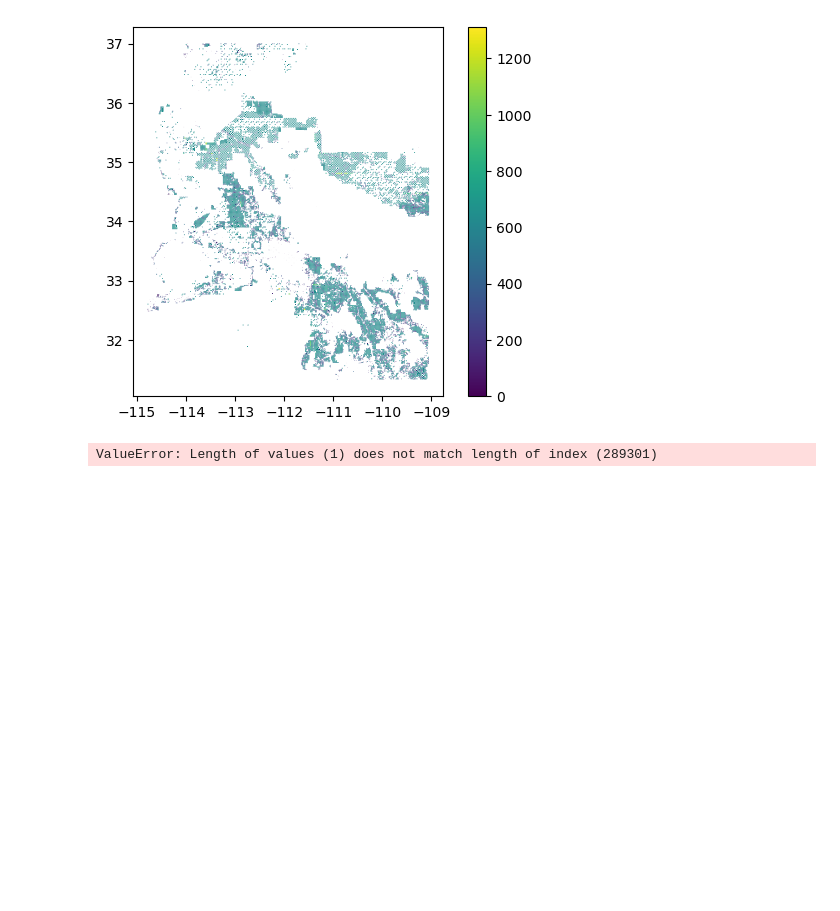
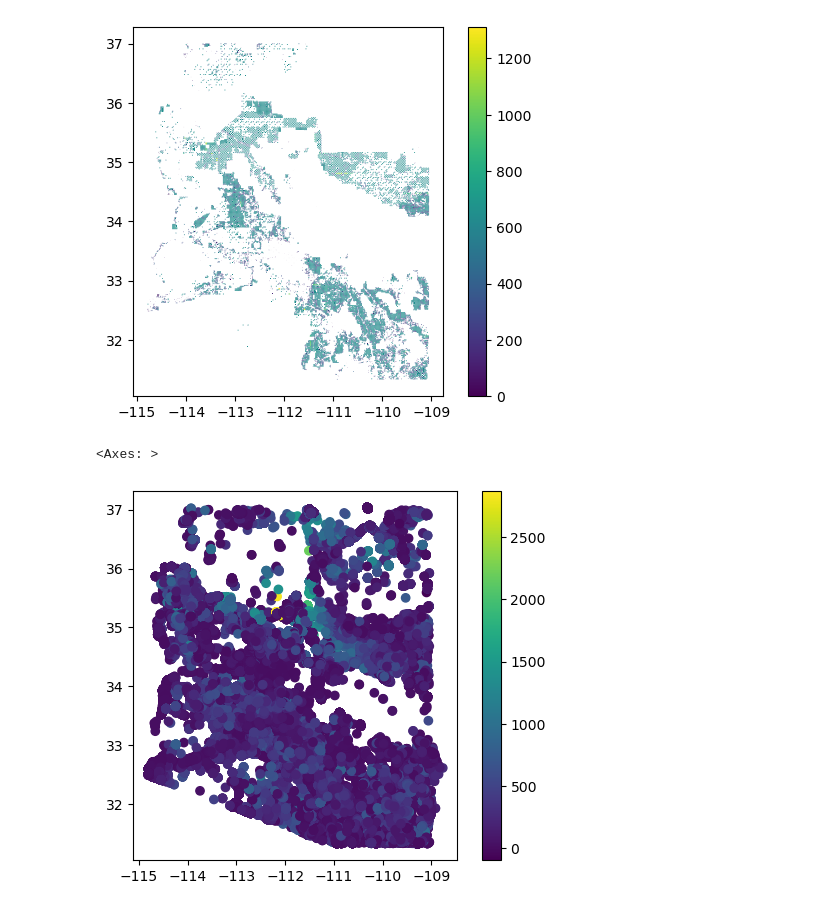
Before and after one commit to liamlindeman/liam-science-fair, a Jupyter notebook: preprocessing.ipynb, the cells around one changed output. Drawn from its saved outputs; the diff is of its cells as text; code cells hidden in the pictures; blank space fills up the shorter version.

```diff
--- a/preprocessing.ipynb
+++ b/preprocessing.ipynb
@@ -76,9 +76,15 @@ leases.plot("acres", legend = True)
 [figure]
 # %%
 leases.to_csv("our_data/raw_lease_data.csv")
-# %%
-wells["latitude"] = df[['SITE_LATIT_DEGREE', 'SITE_LATIT_DEGREE', "SITE_LATIT_MIN"]].values.tolist()
-wells["longitude"] = df[['SITE_LONGIT_DEGREE', 'SITE_LONGIT_DEGREE', "SITE_LONGIT_MIN"]].values.tolist()
-wells['geometry'] = gpd.points_from_xy(x=wells.longitude, y=wells.latitude, crs="EPSG:4326")
-# %% [output]
-ValueError: Length of values (1) does not match length of index (289301)
+# %%
+wells['geometry'] = gpd.points_from_xy(
+    x=wells.SITE_LONGIT_DECIMAL,
+    y=wells.SITE_LATITUDE_DECIMAL,
+    crs="EPSG:4326"
+    )
+wells = gpd.GeoDataFrame(data=wells, geometry='geometry')
+# %%
+wells.plot("depth", legend=True)
+# %% [output]
+<Axes: >
+[figure, added]
```
